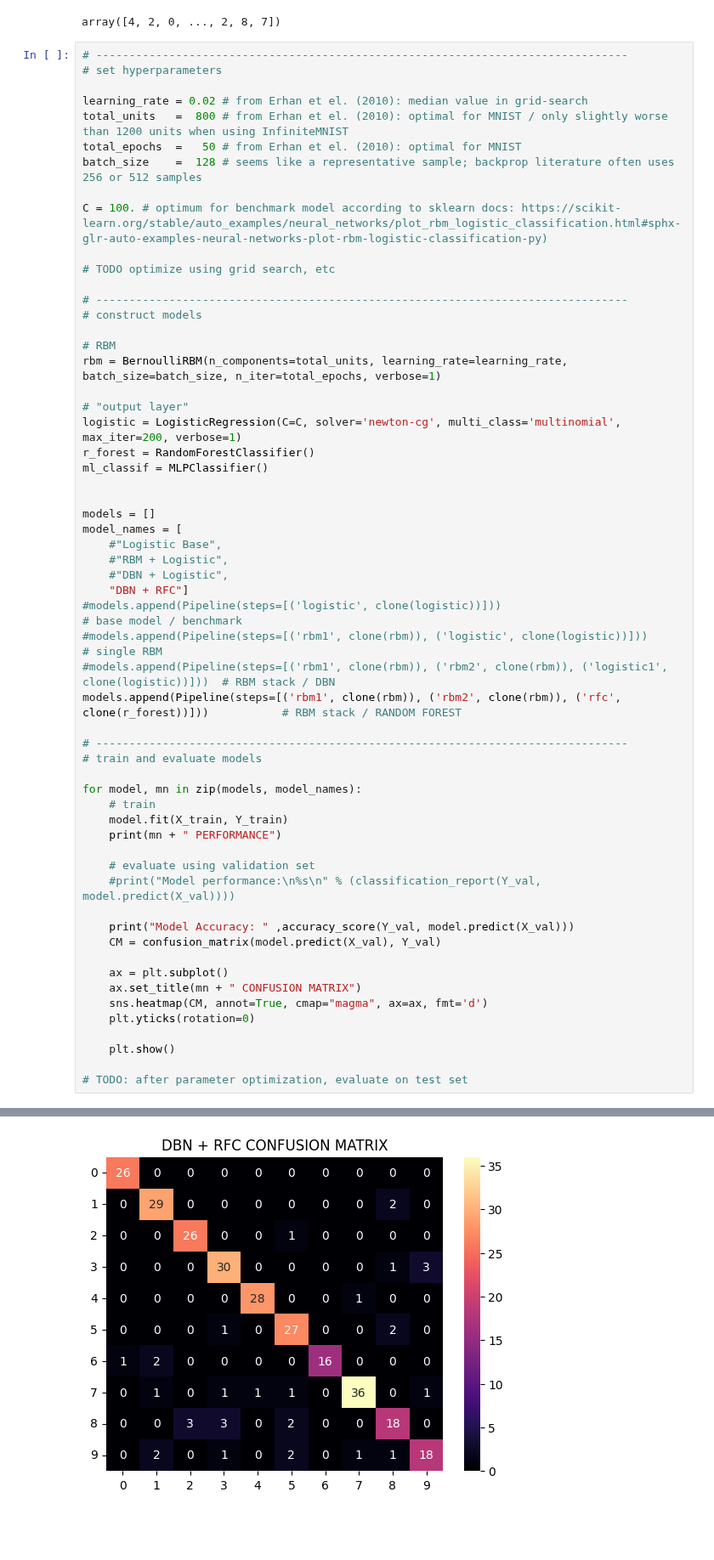
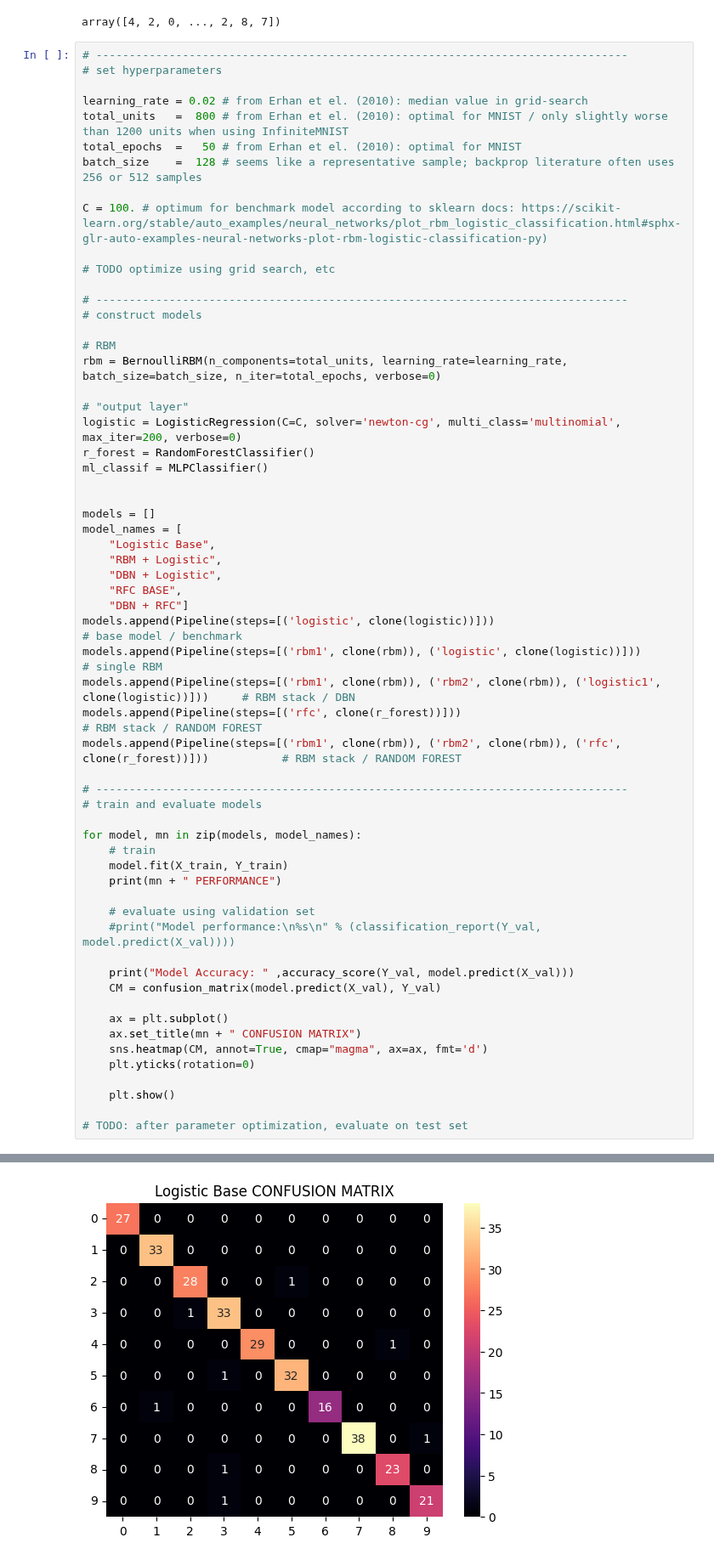
Before and after one commit to alaricespina/Thesis-Repository, a Jupyter notebook: Final Model Files/SciKitRBM.ipynb, the cells around one changed output, grey strips where cells are left out. Shown at 85% size. Saved outputs shown, nothing was run; the diff lists cells and outputs as text; blank space fills up the shorter version.

```diff
--- a/Final Model Files/SciKitRBM.ipynb
+++ b/Final Model Files/SciKitRBM.ipynb
@@ -49,23 +49,25 @@ C = 100. # optimum for benchmark model according to sklearn docs: https://scikit
 # construct models
 
 # RBM
-rbm = BernoulliRBM(n_components=total_units, learning_rate=learning_rate, batch_size=batch_size, n_iter=total_epochs, verbose=1)
+rbm = BernoulliRBM(n_components=total_units, learning_rate=learning_rate, batch_size=batch_size, n_iter=total_epochs, verbose=0)
 
 # "output layer"
-logistic = LogisticRegression(C=C, solver='newton-cg', multi_class='multinomial', max_iter=200, verbose=1)
+logistic = LogisticRegression(C=C, solver='newton-cg', multi_class='multinomial', max_iter=200, verbose=0)
 r_forest = RandomForestClassifier()
 ml_classif = MLPClassifier()
 
 
 models = []
 model_names = [
-    #"Logistic Base",
-    #"RBM + Logistic",
-    #"DBN + Logistic",
+    "Logistic Base",
+    "RBM + Logistic",
+    "DBN + Logistic",
+    "RFC BASE",
     "DBN + RFC"]
-#models.append(Pipeline(steps=[('logistic', clone(logistic))]))                                              # base model / benchmark
-#models.append(Pipeline(steps=[('rbm1', clone(rbm)), ('logistic', clone(logistic))]))                        # single RBM
-#models.append(Pipeline(steps=[('rbm1', clone(rbm)), ('rbm2', clone(rbm)), ('logistic1', clone(logistic))]))  # RBM stack / DBN
+models.append(Pipeline(steps=[('logistic', clone(logistic))]))                                                  # base model / benchmark
+models.append(Pipeline(steps=[('rbm1', clone(rbm)), ('logistic', clone(logistic))]))                            # single RBM
+models.append(Pipeline(steps=[('rbm1', clone(rbm)), ('rbm2', clone(rbm)), ('logistic1', clone(logistic))]))     # RBM stack / DBN
+models.append(Pipeline(steps=[('rfc', clone(r_forest))]))                                                       # RBM stack / RANDOM FOREST
 models.append(Pipeline(steps=[('rbm1', clone(rbm)), ('rbm2', clone(rbm)), ('rfc', clone(r_forest))]))           # RBM stack / RANDOM FOREST
 
 # --------------------------------------------------------------------------------
@@ -111 +98 @@ Model Accuracy:  0.8819444444444444
-[figure, old version]
+[figure, new version]
```
Also changed, not shown: parts of 1 cell of this notebook, 34 other files.
